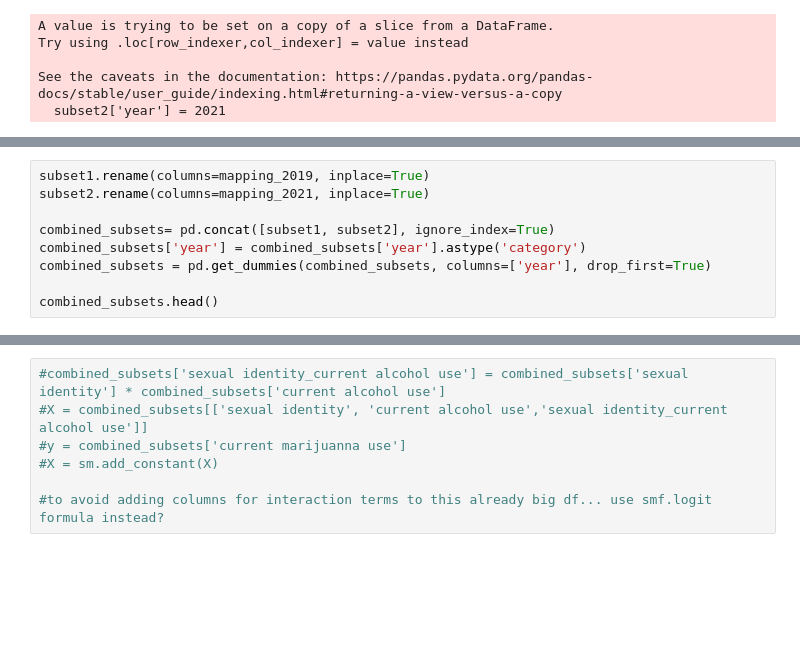
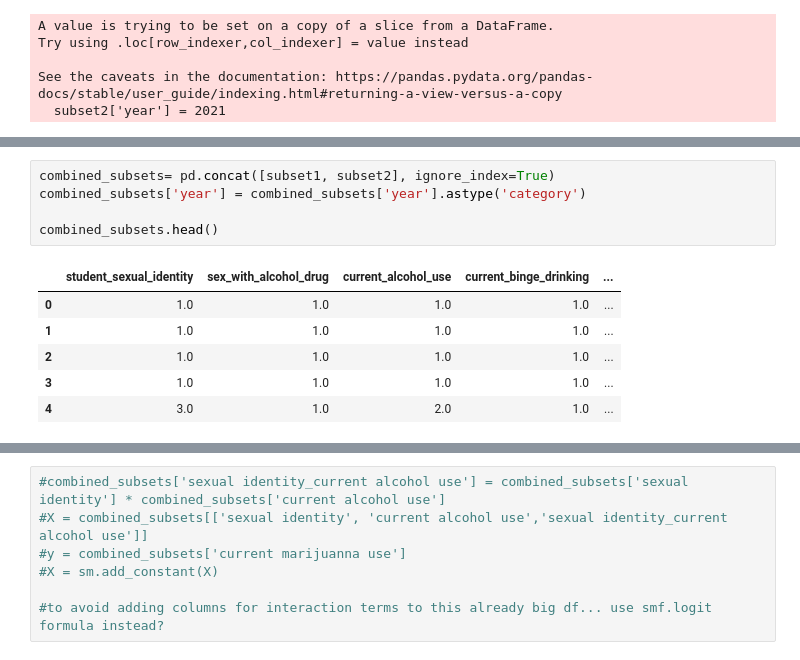
Before and after one commit to worldterminator/yrbs, a Jupyter notebook: summeryrbs.ipynb, the cells around one changed output, grey strips where cells are left out. Drawn from its saved outputs; the diff is of its cells as text; blank space fills up the shorter version.

```diff
--- a/summeryrbs.ipynb
+++ b/summeryrbs.ipynb
@@ -168,9 +175,12 @@ mapping_2021 = {
 # %%
-subset1.rename(columns=mapping_2019, inplace=True)
-subset2.rename(columns=mapping_2021, inplace=True)
-
 combined_subsets= pd.concat([subset1, subset2], ignore_index=True)
 combined_subsets['year'] = combined_subsets['year'].astype('category')
-combined_subsets = pd.get_dummies(combined_subsets, columns=['year'], drop_first=True)
 
 combined_subsets.head()
+# %% [output]
+|  | student_sexual_identity | sex_with_alcohol_drug | current_alcohol_use | current_binge_drinking | ... |
+| 0 | 1.0 | 1.0 | 1.0 | 1.0 | ... |
+| 1 | 1.0 | 1.0 | 1.0 | 1.0 | ... |
+| 2 | 1.0 | 1.0 | 1.0 | 1.0 | ... |
+| 3 | 1.0 | 1.0 | 1.0 | 1.0 | ... |
+| 4 | 3.0 | 1.0 | 2.0 | 1.0 | ... |
```
Also changed, not shown: parts of 14 cells of this notebook.
